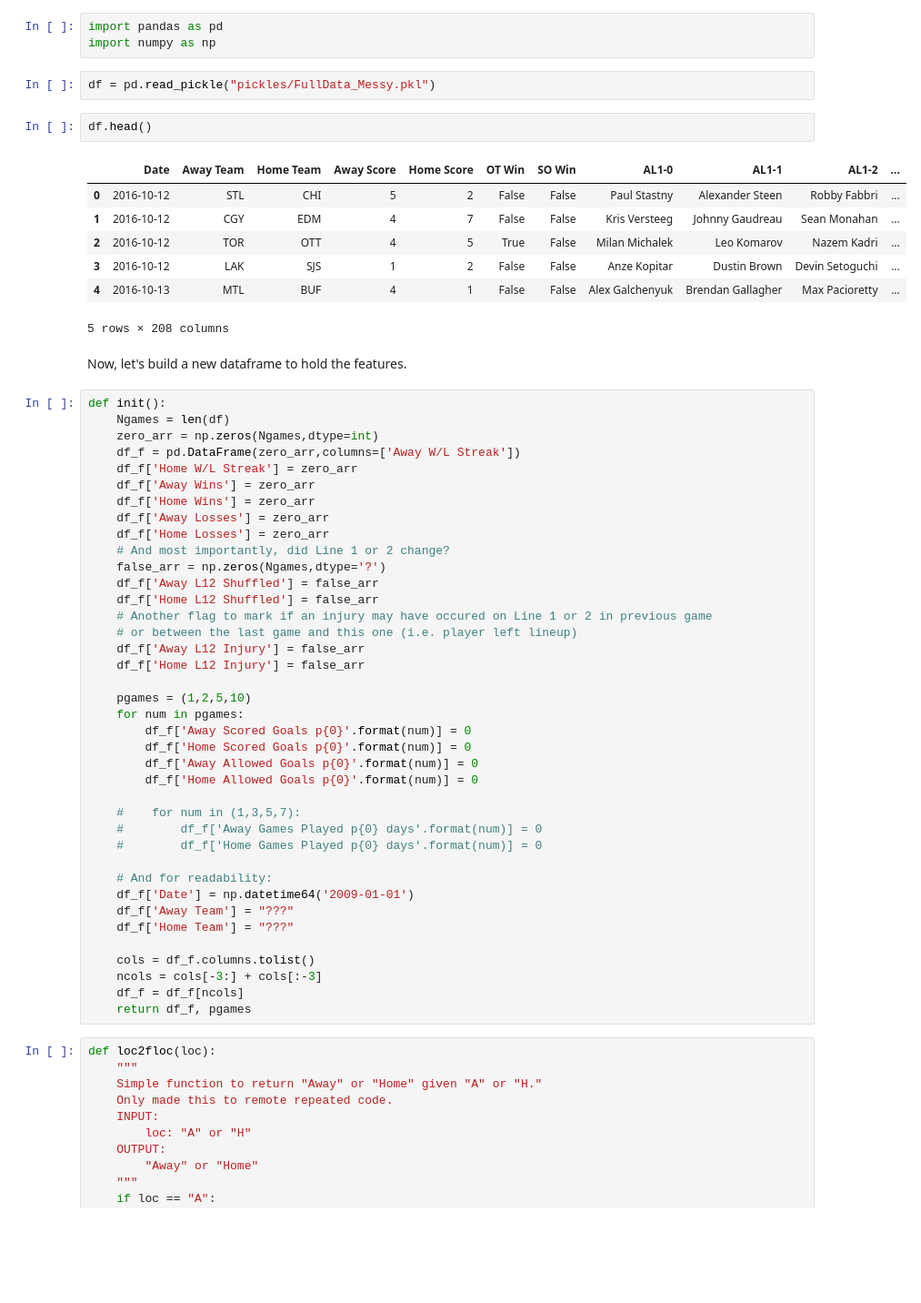
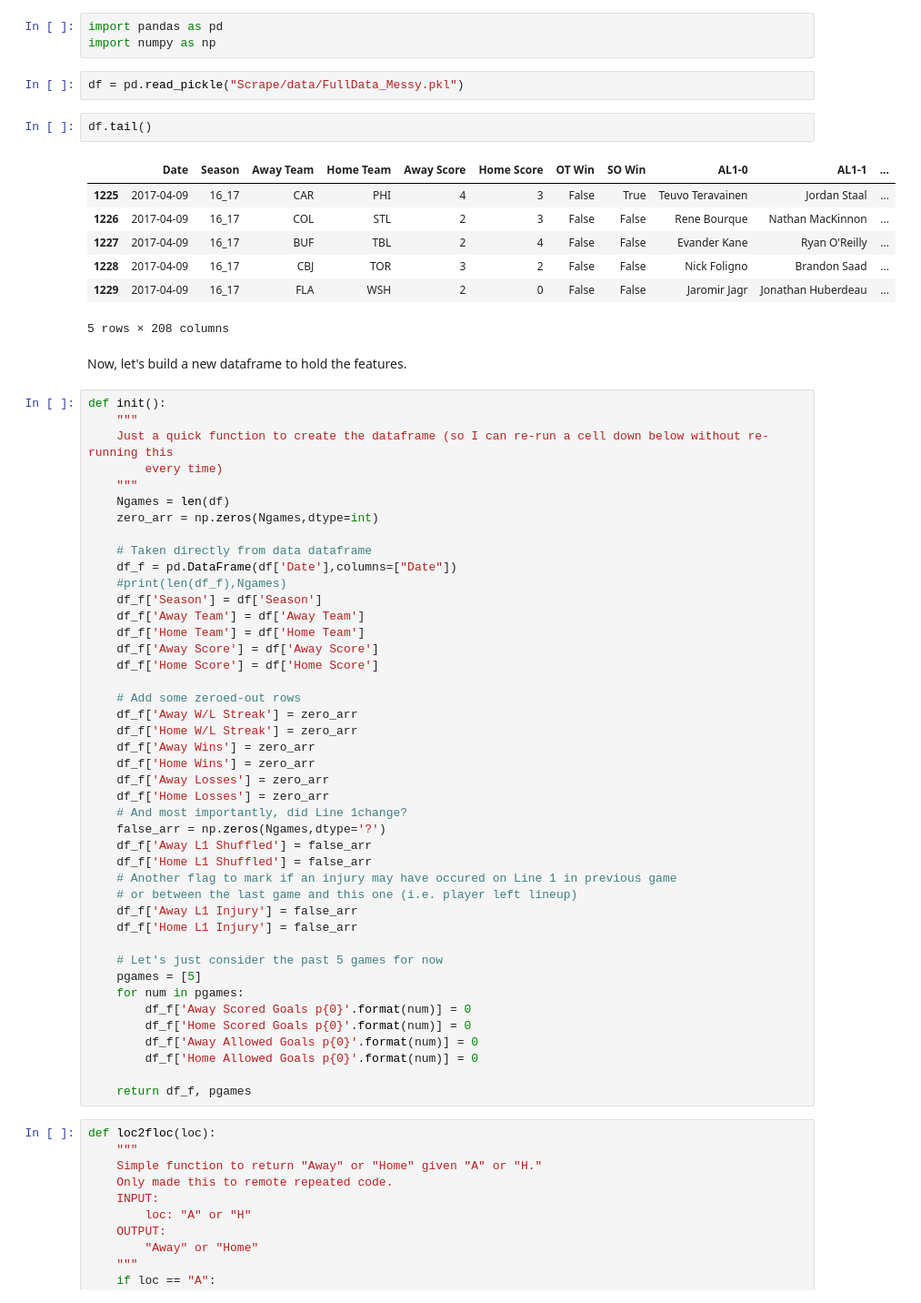
Before and after one commit to kjgraves/NHLShakeItUp, a Jupyter notebook: FeatureGeneration.ipynb, the cells around one changed output. Shown: that part at 91% size. Cells and saved outputs as stored; diff of their text form; blank space fills up the shorter version.

Commit message:
Data Inc. plots and clean up

```diff
--- a/FeatureGeneration.ipynb
+++ b/FeatureGeneration.ipynb
@@ -22,57 +22,61 @@ Let's load in the data:
 import pandas as pd
 import numpy as np
 # %%
-df = pd.read_pickle("pickles/FullData_Messy.pkl")
+df = pd.read_pickle("Scrape/data/FullData_Messy.pkl")
 # %%
-df.head()
+df.tail()
 # %% [output]
-|  | Date | Away Team | Home Team | Away Score | Home Score | OT Win | SO Win | AL1-0 | AL1-1 | AL1-2 | ... |
-| 0 | 2016-10-12 | STL | CHI | 5 | 2 | False | False | Paul Stastny | Alexander Steen | Robby Fabbri | ... |
-| 1 | 2016-10-12 | CGY | EDM | 4 | 7 | False | False | Kris Versteeg | Johnny Gaudreau | Sean Monahan | ... |
-| 2 | 2016-10-12 | TOR | OTT | 4 | 5 | True | False | Milan Michalek | Leo Komarov | Nazem Kadri | ... |
-| 3 | 2016-10-12 | LAK | SJS | 1 | 2 | False | False | Anze Kopitar | Dustin Brown | Devin Setoguchi | ... |
-| 4 | 2016-10-13 | MTL | BUF | 4 | 1 | False | False | Alex Galchenyuk | Brendan Gallagher | Max Pacioretty | ... |
+|  | Date | Season | Away Team | Home Team | Away Score | Home Score | OT Win | SO Win | AL1-0 | AL1-1 | ... |
+| 1225 | 2017-04-09 | 16_17 | CAR | PHI | 4 | 3 | False | True | Teuvo Teravainen | Jordan Staal | ... |
+| 1226 | 2017-04-09 | 16_17 | COL | STL | 2 | 3 | False | False | Rene Bourque | Nathan MacKinnon | ... |
+| 1227 | 2017-04-09 | 16_17 | BUF | TBL | 2 | 4 | False | False | Evander Kane | Ryan O'Reilly | ... |
+| 1228 | 2017-04-09 | 16_17 | CBJ | TOR | 3 | 2 | False | False | Nick Foligno | Brandon Saad | ... |
+| 1229 | 2017-04-09 | 16_17 | FLA | WSH | 2 | 0 | False | False | Jaromir Jagr | Jonathan Huberdeau | ... |
 5 rows × 208 columns
 # %% [markdown]
 Now, let's build a new dataframe to hold the features.
 # %%
 def init():
+    """
+    Just a quick function to create the dataframe (so I can re-run a cell down below without re-running this
+        every time)
+    """
     Ngames = len(df)
     zero_arr = np.zeros(Ngames,dtype=int)
-    df_f = pd.DataFrame(zero_arr,columns=['Away W/L Streak'])
+
+    # Taken directly from data dataframe
+    df_f = pd.DataFrame(df['Date'],columns=["Date"])
+    #print(len(df_f),Ngames)
+    df_f['Season'] = df['Season']
+    df_f['Away Team'] = df['Away Team']
+    df_f['Home Team'] = df['Home Team']
+    df_f['Away Score'] = df['Away Score']
+    df_f['Home Score'] = df['Home Score']
+
+    # Add some zeroed-out rows
+    df_f['Away W/L Streak'] = zero_arr
     df_f['Home W/L Streak'] = zero_arr
     df_f['Away Wins'] = zero_arr
     df_f['Home Wins'] = zero_arr
     df_f['Away Losses'] = zero_arr
     df_f['Home Losses'] = zero_arr
-    # And most importantly, did Line 1 or 2 change?
+    # And most importantly, did Line 1change?
     false_arr = np.zeros(Ngames,dtype='?')
-    df_f['Away L12 Shuffled'] = false_arr
-    df_f['Home L12 Shuffled'] = false_arr
-    # Another flag to mark if an injury may have occured on Line 1 or 2 in previous game
+    df_f['Away L1 Shuffled'] = false_arr
+    df_f['Home L1 Shuffled'] = false_arr
+    # Another flag to mark if an injury may have occured on Line 1 in previous game
     # or between the last game and this one (i.e. player left lineup)
-    df_f['Away L12 Injury'] = false_arr
-    df_f['Home L12 Injury'] = false_arr
+    df_f['Away L1 Injury'] = false_arr
+    df_f['Home L1 Injury'] = false_arr
 
-    pgames = (1,2,5,10)
+    # Let's just consider the past 5 games for now
+    pgames = [5]
     for num in pgames:
         df_f['Away Scored Goals p{0}'.format(num)] = 0
         df_f['Home Scored Goals p{0}'.format(num)] = 0
         df_f['Away Allowed Goals p{0}'.format(num)] = 0
         df_f['Home Allowed Goals p{0}'.format(num)] = 0
 
-    #    for num in (1,3,5,7):
-    #        df_f['Away Games Played p{0} days'.format(num)] = 0
-    #        df_f['Home Games Played p{0} days'.format(num)] = 0
-
-    # And for readability:
-    df_f['Date'] = np.datetime64('2009-01-01')
-    df_f['Away Team'] = "???"
-    df_f['Home Team'] = "???"
-
-    cols = df_f.columns.tolist()
-    ncols = cols[-3:] + cols[:-3]
-    df_f = df_f[ncols]
     return df_f, pgames
 # %%
 def loc2floc(loc):
```
Also changed, not shown: parts of 8 cells of this notebook, 6 other files.
